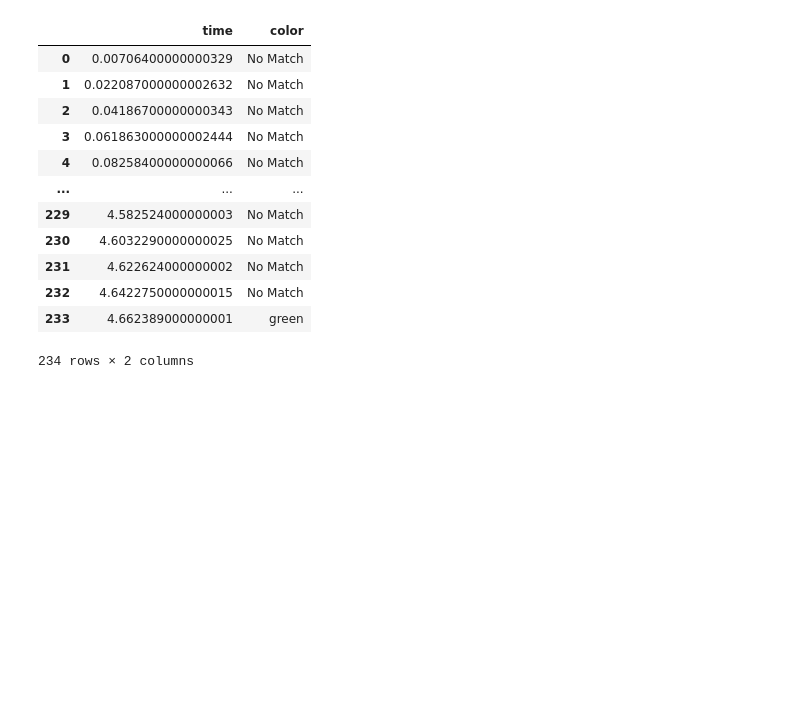
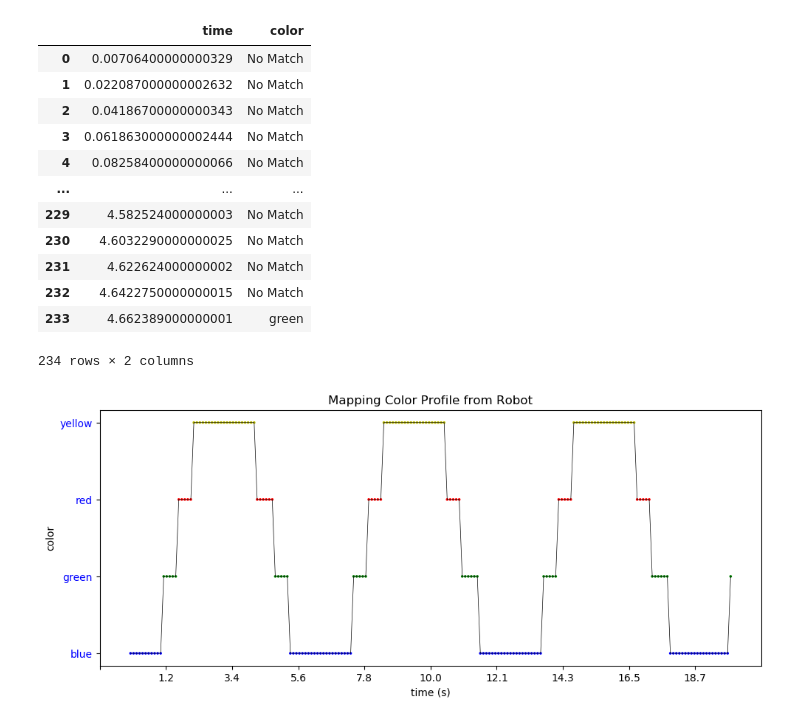
Before and after one commit to aesatchien/FRC2429_2020, a Jupyter notebook: notebooks/color_plot.ipynb, the cells around one changed output. Cells and saved outputs as stored; diff of their text form; code cells hidden in the pictures; blank space fills up the shorter version.

Commit message:
updating the color plots

```diff
--- a/notebooks/color_plot.ipynb
+++ b/notebooks/color_plot.ipynb
@@ -74,42 +74,32 @@ def plot_df(df):
 # %%
 def plot_df2(df):
     # Make two dual-axis plots with the relevant information
     save = False
     markersize = 4
     linewidth = 1.2
     colors=['orange', 'blue', 'green', 'red','orange']
     label = "Mapping Color Profile from Robot"
 
-    fig, ax1 = plt.subplots(figsize=(8,8),dpi=100)
+    fig, ax1 = plt.subplots(figsize=(10,8),dpi=100)
     ax1=plt.subplot(211)
     index = 1
-    #ax1.set_xlabel('time (s)')
-    ax1.set_ylabel(df.columns[index], color=colors[index])
-    ax1.plot('time', df.columns[index], data=df, color=colors[index], marker='o', markersize=markersize)
+    ax1.set_xlabel('time (s)')
+    ax1.set_ylabel(df.columns[index])
+    ax1.plot('time', df.columns[index], data=df, color='black', linewidth=0.5)
+    ax1.scatter('time', df.columns[index], data=df, s=10, c=[color[0] for color in data_color], marker='.')
+
+    start, end = ax1.get_xlim()
+    ax1.xaxis.set_ticks(np.arange(start, end, (end-start)/10))
+    #ax1.set_xticks(ax1.get_xticks()[::20])
     ax1.tick_params(axis='y', labelcolor=colors[index])
-    index = 2
-    ax2 = ax1.twinx()  # instantiate a second axes that shares the same x-axis
-    ax2.set_ylabel(df.columns[index], color=colors[index])  # we already handled the x-label with ax1
-    ax2.plot('time', df.columns[index], data=df, color=colors[index], marker='o', markersize=markersize)
-    ax2.tick_params(axis='y', labelcolor=colors[index])
     plt.title(label)
-
-    ax3=plt.subplot(212)
-    index = 3
-    ax3.set_xlabel('time (s)')
-    ax3.set_ylabel(df.columns[index], color=colors[index])
-    ax3.plot('time', df.columns[index], data=df, color=colors[index], marker='o', markersize=markersize)
-    ax3.tick_params(axis='y', labelcolor=colors[index])
-    index = 4
-    ax4 = ax3.twinx()  # instantiate a second axes that shares the same x-axis
-    ax4.set_ylabel(df.columns[index], color=colors[index])  # we already handled the x-label with ax1
-    ax4.plot('time', df.columns[index], data=df, color=colors[index], marker='o', markersize=markersize)
-    ax4.tick_params(axis='y', labelcolor=colors[index])
 
     fig.tight_layout()  # otherwise the right y-label is slightly clipped
     if save:
         plt.ioff()
         plt.savefig(fname)
         plt.close()
     plt.show()
+# %% [output]
+[figure, added]
 # %%
```
Also changed, not shown: parts of 6 cells of this notebook, 4 other files.
